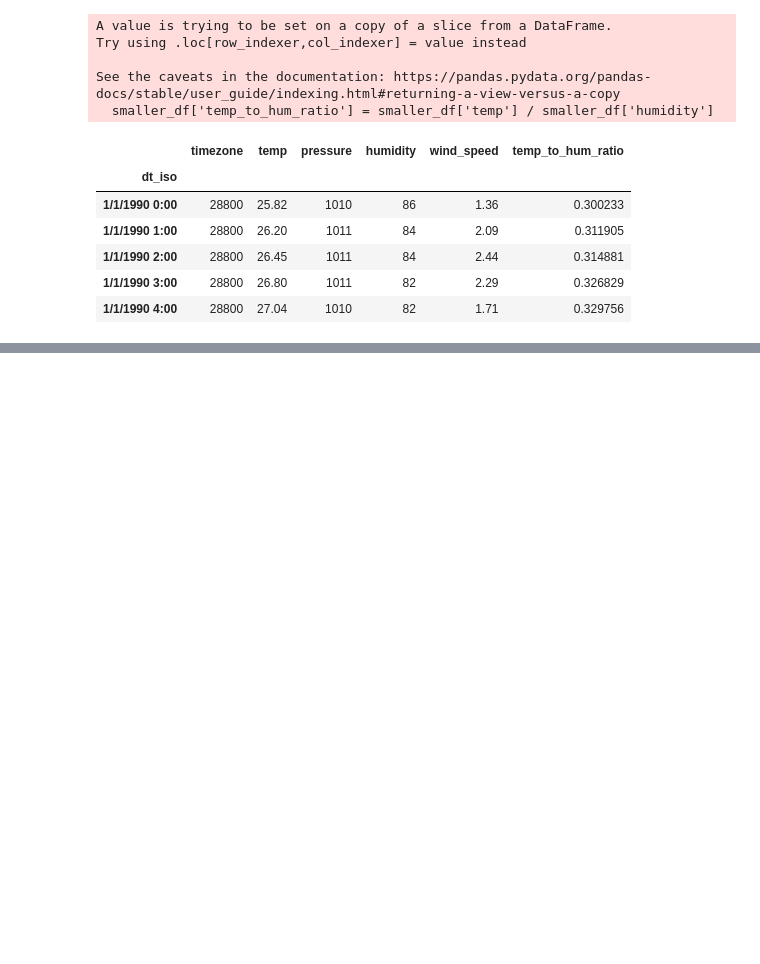
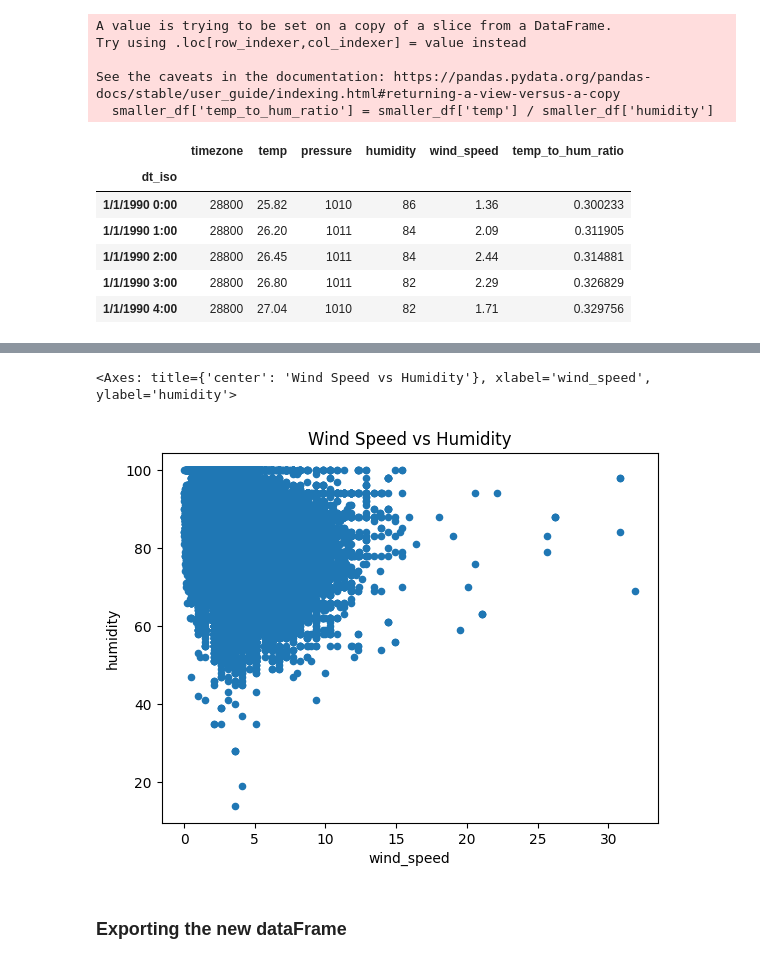
Before and after one commit to imronfilayatyds/pandai, a Jupyter notebook: trypandai.ipynb, the cells around one changed output, grey strips where cells are left out. Cells and saved outputs as stored; diff of their text form; code cells hidden in the pictures; blank space fills up the shorter version.

```diff
--- a/trypandai.ipynb
+++ b/trypandai.ipynb
@@ -360,0 +373,7 @@ smaller_df.head()
+# %%
+smaller_df.plot(kind='scatter', x='wind_speed', y='humidity', title='Wind Speed vs Humidity')
+# %% [output]
+<Axes: title={'center': 'Wind Speed vs Humidity'}, xlabel='wind_speed', ylabel='humidity'>
+[figure, added]
+# %% [markdown]
+### Exporting the new dataFrame
```
Also changed, not shown: parts of 4 cells of this notebook, 1 other file.
